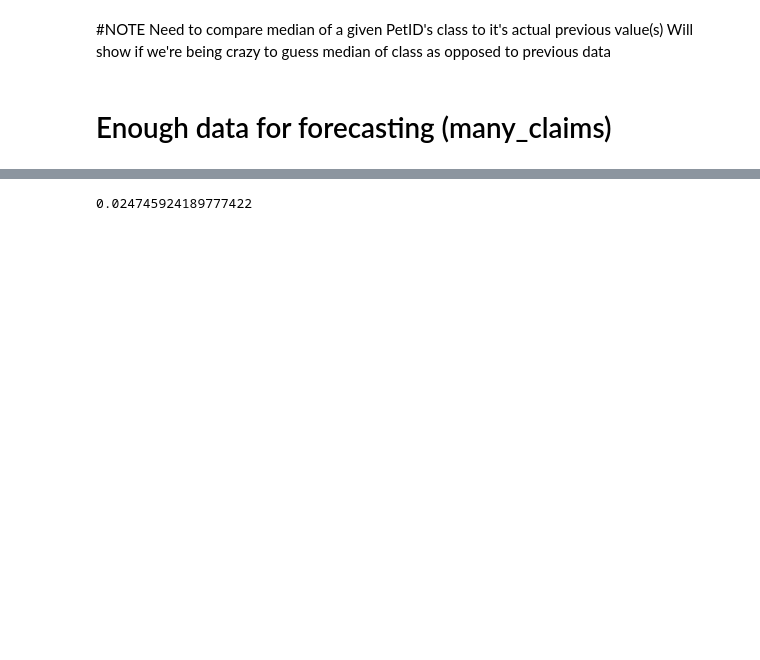
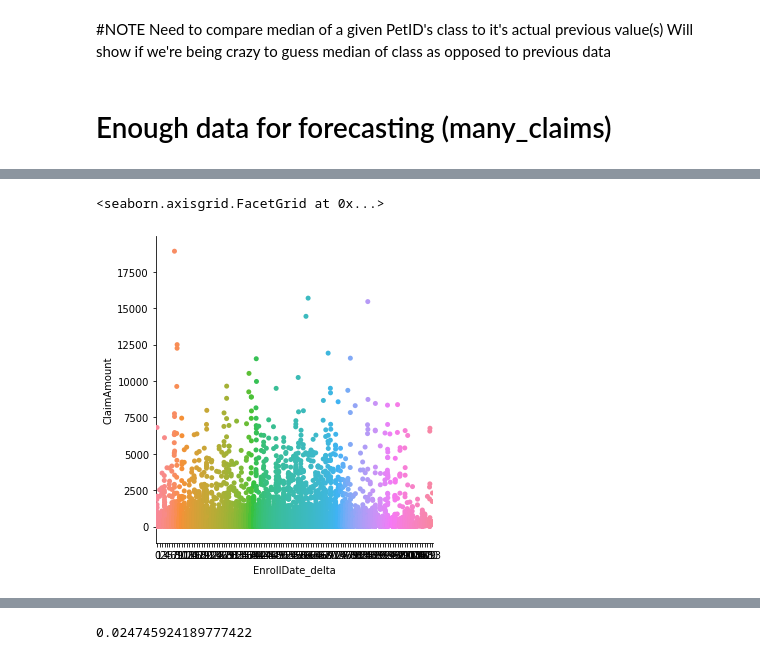
Before and after one commit to ConnorSprague/insurance-claim-forecast, a Jupyter notebook: Exploration_and_TimeSeries.ipynb, the cells around one changed output, grey strips where cells are left out. Saved outputs shown, nothing was run; the diff lists cells and outputs as text; code cells hidden in the pictures; blank space fills up the shorter version.

```diff
--- a/Exploration_and_TimeSeries.ipynb
+++ b/Exploration_and_TimeSeries.ipynb
@@ -329,5 +294,0 @@ clean_df
-# %%
-clean_df = make_train_set(master_df)
-clean_df.to_csv('master_clean_data.csv')
-
-many_clean_df = make_train_set(many_claims_df)
@@ -344,0 +329,6 @@ See the caveats in the documentation: http://pandas.pydata.org/pandas-docs/stabl
+# %%
+test_many_std = many_clean_df[['ClaimAmount','EnrollDate_delta','ClaimDate_delta']]
+
+
+threshold = 3
+z = np.abs(stats.zscore(test_many_std))
@@ -344,0 +351,6 @@ See the caveats in the documentation: http://pandas.pydata.org/pandas-docs/stabl
+# %%
+
+sns.catplot(x="EnrollDate_delta",y="ClaimAmount",data=test_many_std)
+# %% [output]
+<seaborn.axisgrid.FacetGrid at 0x...>
+[figure, added]
```
Also changed, not shown: parts of 44 cells of this notebook, 1 other file.
